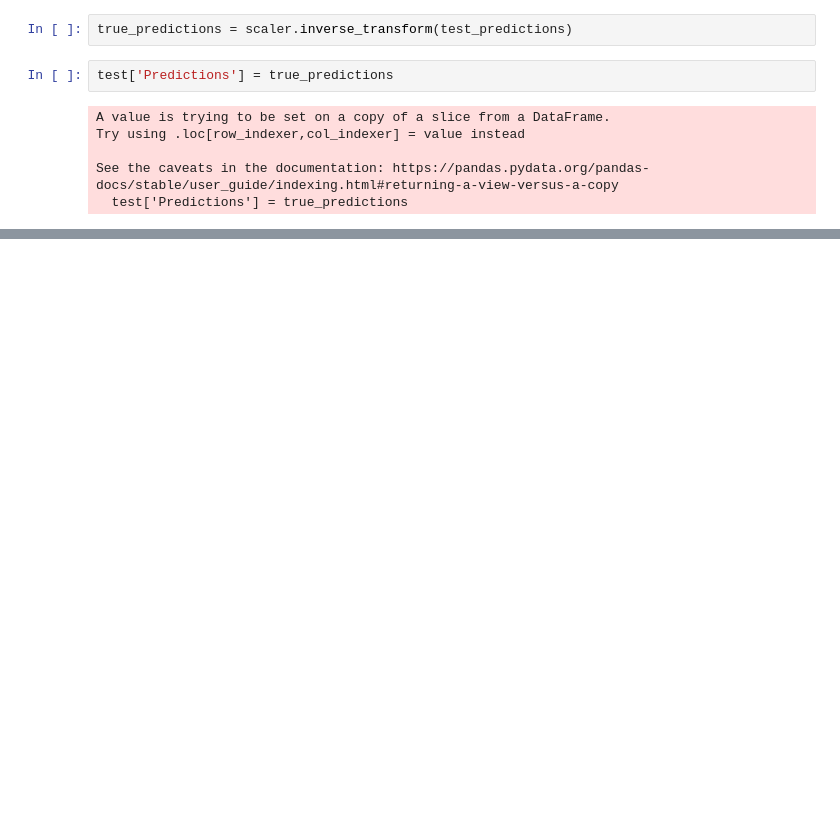
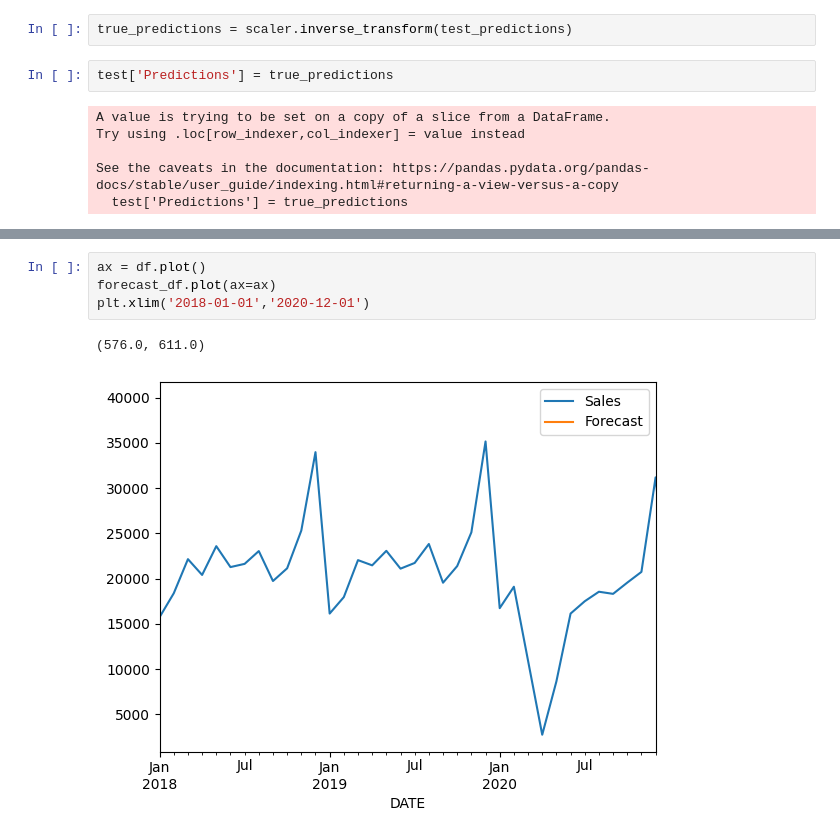
Before and after one commit to PrathamModi001/RNN, a Jupyter notebook: rnn_timeSeries.ipynb, the cells around one changed output, grey strips where cells are left out. Cells and saved outputs as stored; diff of their text form; blank space fills up the shorter version.

```diff
--- a/rnn_timeSeries.ipynb
+++ b/rnn_timeSeries.ipynb
@@ -329,0 +479,7 @@ test.plot(figsize=(12,8));
+# %%
+ax = df.plot()
+forecast_df.plot(ax=ax)
+plt.xlim('2018-01-01','2020-12-01')
+# %% [output]
+(576.0, 611.0)
+[figure, added]
```
Also changed, not shown: parts of 22 cells of this notebook.
